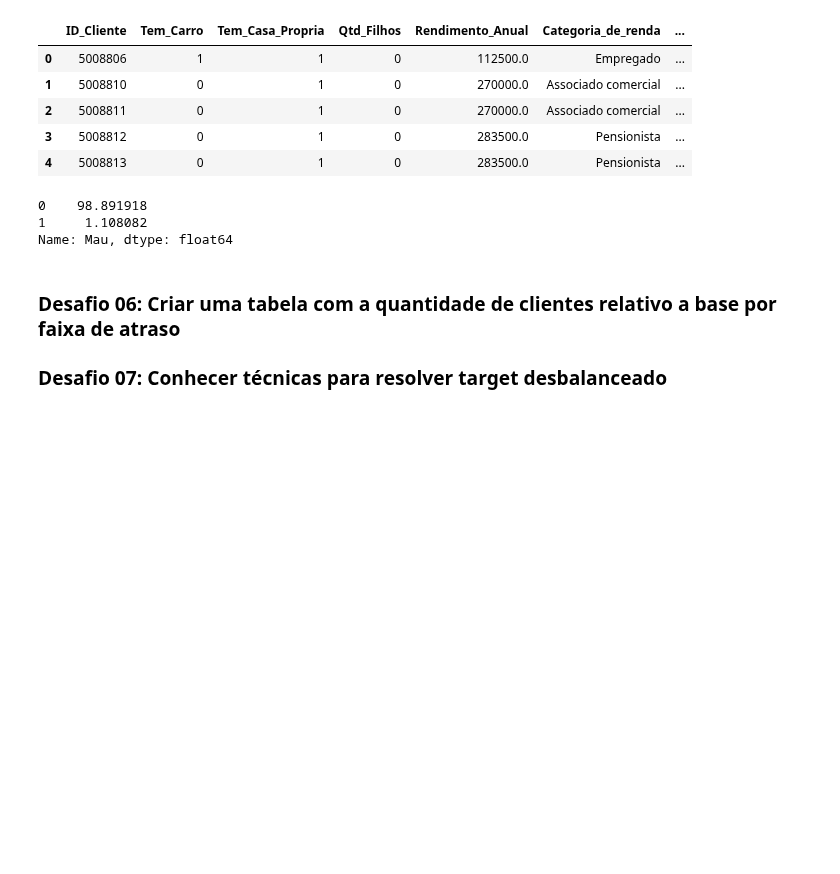
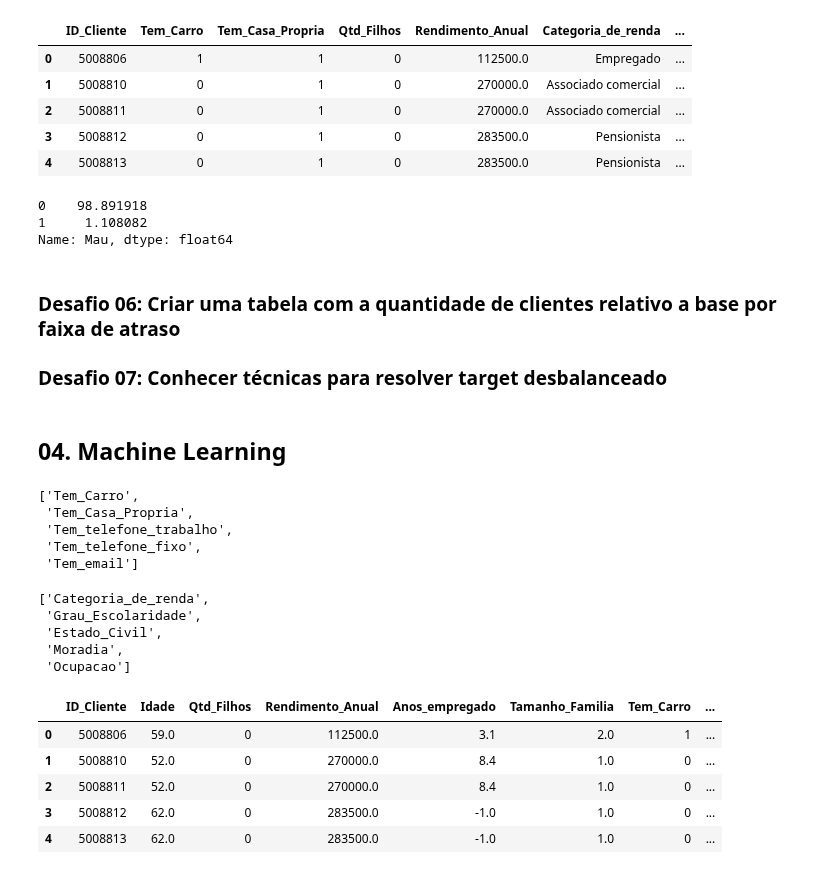
Before and after one commit to VitorFRodrigues/Data-Science-Bootcamp, a Jupyter notebook: Modulo06/Bootcamp_Datascience.ipynb, the cells around one changed output. Saved outputs shown, nothing was run; the diff lists cells and outputs as text; code cells hidden in the pictures; blank space fills up the shorter version.

```diff
--- a/Modulo06/Bootcamp_Datascience.ipynb
+++ b/Modulo06/Bootcamp_Datascience.ipynb
@@ -770,3 +771,41 @@ Name: Mau, dtype: float64
 ### Desafio 06: Criar uma tabela com a quantidade de clientes relativo a base por faixa de atraso
 
 ### Desafio 07: Conhecer técnicas para resolver target desbalanceado
+# %% [markdown]
+## 04. Machine Learning
+# %%
+colunas_categoricas_binarias = ['Tem_Carro',
+                                'Tem_Casa_Propria',
+                                'Tem_telefone_trabalho',
+                                'Tem_telefone_fixo',
+                                'Tem_email']
+colunas_categoricas_binarias
+# %% [output]
+['Tem_Carro',
+ 'Tem_Casa_Propria',
+ 'Tem_telefone_trabalho',
+ 'Tem_telefone_fixo',
+ 'Tem_email']
+# %%
+colunas_categoricas_nao_binarias = ['Categoria_de_renda',
+                                    'Grau_Escolaridade',
+                                    'Estado_Civil',
+                                    'Moradia',
+                                    'Ocupacao']
+colunas_categoricas_nao_binarias
+# %% [output]
+['Categoria_de_renda',
+ 'Grau_Escolaridade',
+ 'Estado_Civil',
+ 'Moradia',
+ 'Ocupacao']
+# %%
+df_registro_clientes_targets = df_registro_clientes_targets[['ID_Cliente'] + colunas_quantitativas + colunas_categoricas_binarias + colunas_categoricas_nao_binarias + ['Mau']]
+df_registro_clientes_targets.head()
+# %% [output]
+|  | ID_Cliente | Idade | Qtd_Filhos | Rendimento_Anual | Anos_empregado | Tamanho_Familia | Tem_Carro | ... |
+| 0 | 5008806 | 59.0 | 0 | 112500.0 | 3.1 | 2.0 | 1 | ... |
+| 1 | 5008810 | 52.0 | 0 | 270000.0 | 8.4 | 1.0 | 0 | ... |
+| 2 | 5008811 | 52.0 | 0 | 270000.0 | 8.4 | 1.0 | 0 | ... |
+| 3 | 5008812 | 62.0 | 0 | 283500.0 | -1.0 | 1.0 | 0 | ... |
+| 4 | 5008813 | 62.0 | 0 | 283500.0 | -1.0 | 1.0 | 0 | ... |
```
Also changed, not shown: parts of 11 cells of this notebook.
